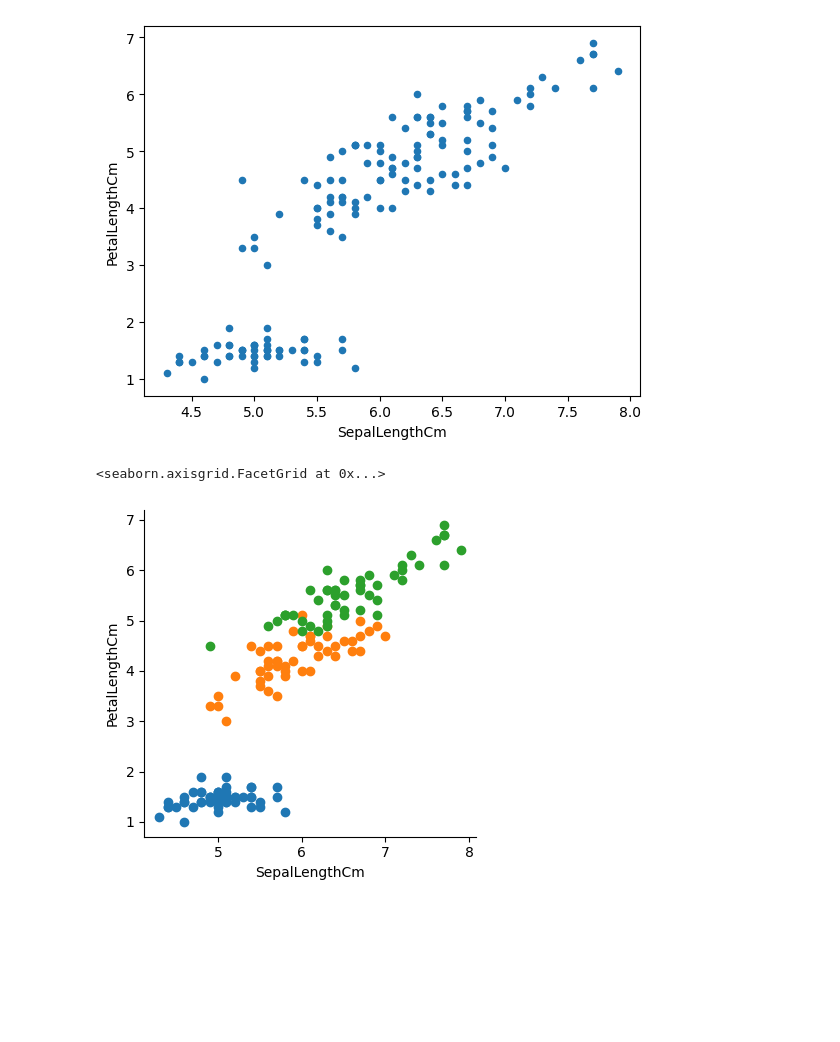
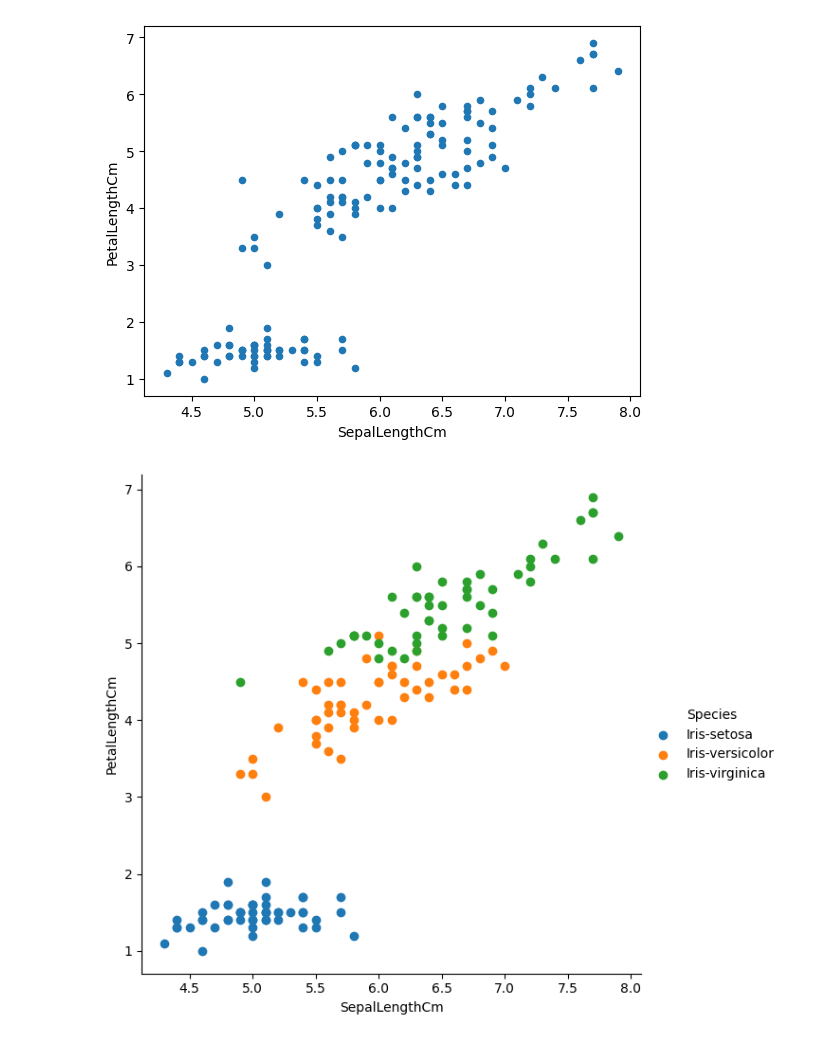
Before and after one commit to labib1910024/Python_Basic, a Jupyter notebook: eda_iris.ipynb, the cells around one changed output. Drawn from its saved outputs; the diff is of its cells as text; code cells hidden in the pictures; blank space fills up the shorter version.

```diff
--- a/eda_iris.ipynb
+++ b/eda_iris.ipynb
@@ -82,7 +82,7 @@ plt.show()
 # %% [output]
 [figure]
 # %%
-sns.FacetGrid(df, hue='Species',height = 4).map(plt.scatter,'SepalLengthCm','PetalLengthCm')
+sns.FacetGrid(df, hue='Species',height = 6).map(plt.scatter,'SepalLengthCm','PetalLengthCm').add_legend()
+plt.show()
 # %% [output]
-<seaborn.axisgrid.FacetGrid at 0x...>
-[figure, old version]
+[figure, new version]
```
Also changed, not shown: parts of 6 cells of this notebook.
